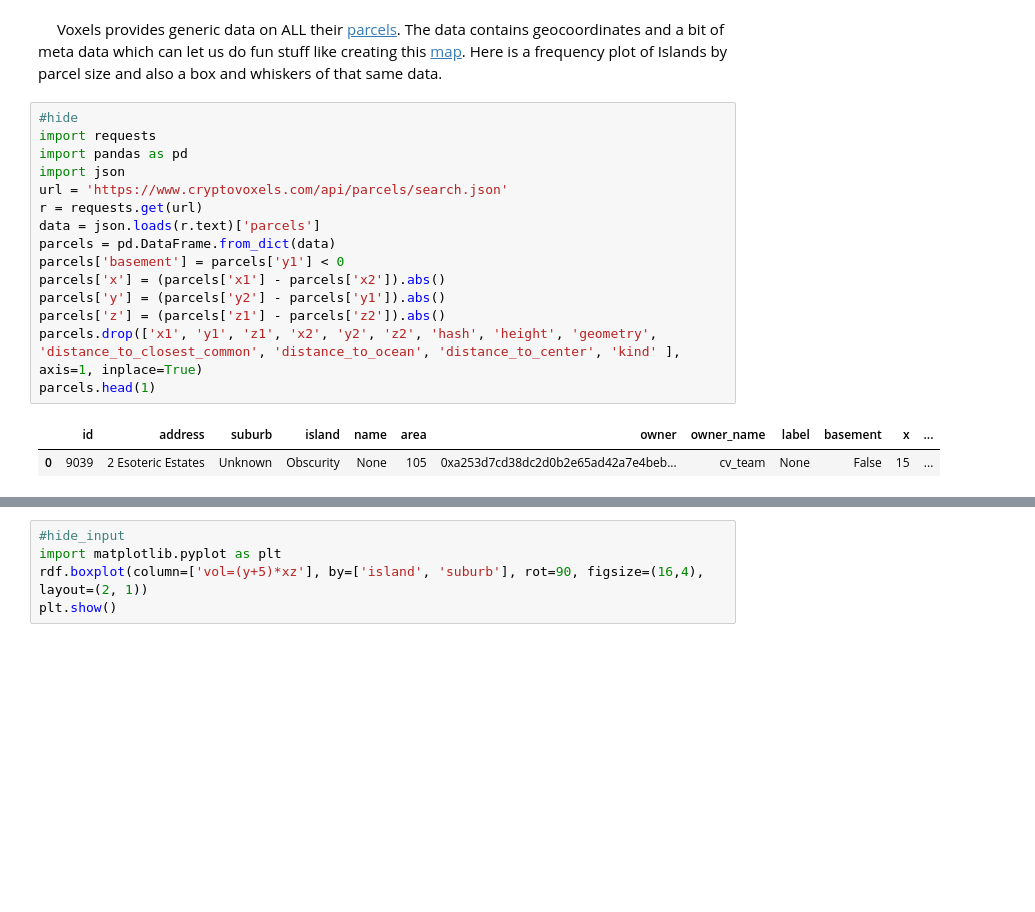
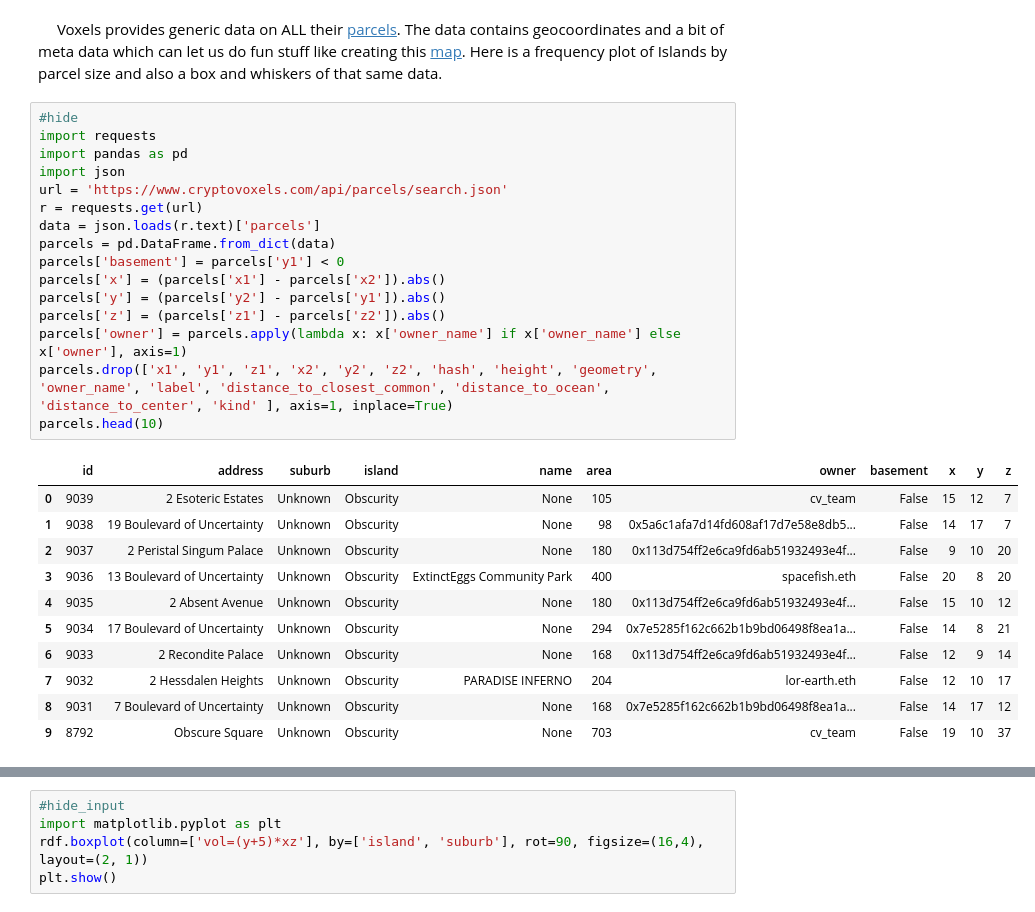
Before and after one commit to 3Diot/3Diot.github.io, a Jupyter notebook: blog/notebooks/002_Parcels.ipynb, the cells around one changed output, grey strips where cells are left out. Cells and saved outputs as stored; diff of their text form; blank space fills up the shorter version.

Commit message:
Parcels HTML reduced

```diff
--- a/blog/notebooks/002_Parcels.ipynb
+++ b/blog/notebooks/002_Parcels.ipynb
@@ -27,21 +27,31 @@
 # %%
 #hide
 import requests
 import pandas as pd
 import json
 url = 'https://www.cryptovoxels.com/api/parcels/search.json'
 r = requests.get(url)
 data = json.loads(r.text)['parcels']
 parcels = pd.DataFrame.from_dict(data)
 parcels['basement'] = parcels['y1'] < 0
 parcels['x'] = (parcels['x1'] - parcels['x2']).abs()
 parcels['y'] = (parcels['y2'] - parcels['y1']).abs()
 parcels['z'] = (parcels['z1'] - parcels['z2']).abs()
-parcels.drop(['x1', 'y1', 'z1', 'x2', 'y2', 'z2', 'hash', 'height', 'geometry', 'distance_to_closest_common', 'distance_to_ocean', 'distance_to_center', 'kind' ], axis=1, inplace=True)
-parcels.head(1)
+parcels['owner'] = parcels.apply(lambda x: x['owner_name'] if x['owner_name'] else x['owner'], axis=1)
+parcels.drop(['x1', 'y1', 'z1', 'x2', 'y2', 'z2', 'hash', 'height', 'geometry', 'owner_name', 'label', 'distance_to_closest_common', 'distance_to_ocean', 'distance_to_center', 'kind' ], axis=1, inplace=True)
+parcels.head(10)
 # %% [output]
-|  | id | address | suburb | island | name | area | owner | owner_name | label | basement | x | ... |
-| 0 | 9039 | 2 Esoteric Estates | Unknown | Obscurity | None | 105 | 0xa253d7cd38dc2d0b2e65ad42a7e4beb... | cv_team | None | False | 15 | ... |
+|  | id | address | suburb | island | name | area | owner | basement | x | y | z |
+| 0 | 9039 | 2 Esoteric Estates | Unknown | Obscurity | None | 105 | cv_team | False | 15 | 12 | 7 |
+| 1 | 9038 | 19 Boulevard of Uncertainty | Unknown | Obscurity | None | 98 | 0x5a6c1afa7d14fd608af17d7e58e8db5... | False | 14 | 17 | 7 |
+| 2 | 9037 | 2 Peristal Singum Palace | Unknown | Obscurity | None | 180 | 0x113d754ff2e6ca9fd6ab51932493e4f... | False | 9 | 10 | 20 |
+| 3 | 9036 | 13 Boulevard of Uncertainty | Unknown | Obscurity | ExtinctEggs Community Park | 400 | spacefish.eth | False | 20 | 8 | 20 |
+| 4 | 9035 | 2 Absent Avenue | Unknown | Obscurity | None | 180 | 0x113d754ff2e6ca9fd6ab51932493e4f... | False | 15 | 10 | 12 |
+| 5 | 9034 | 17 Boulevard of Uncertainty | Unknown | Obscurity | None | 294 | 0x7e5285f162c662b1b9bd06498f8ea1a... | False | 14 | 8 | 21 |
+| 6 | 9033 | 2 Recondite Palace | Unknown | Obscurity | None | 168 | 0x113d754ff2e6ca9fd6ab51932493e4f... | False | 12 | 9 | 14 |
+| 7 | 9032 | 2 Hessdalen Heights | Unknown | Obscurity | PARADISE INFERNO | 204 | lor-earth.eth | False | 12 | 10 | 17 |
+| 8 | 9031 | 7 Boulevard of Uncertainty | Unknown | Obscurity | None | 168 | 0x7e5285f162c662b1b9bd06498f8ea1a... | False | 14 | 17 | 12 |
+| 9 | 8792 | Obscure Square | Unknown | Obscurity | None | 703 | cv_team | False | 19 | 10 | 37 |
 # %%
 #hide
 rdf = parcels.copy() #parcels[['id', 'name', 'island','suburb','area','height', 'owner_name']].copy()
```
Also changed, not shown: parts of 2 cells of this notebook, 1 other file.
